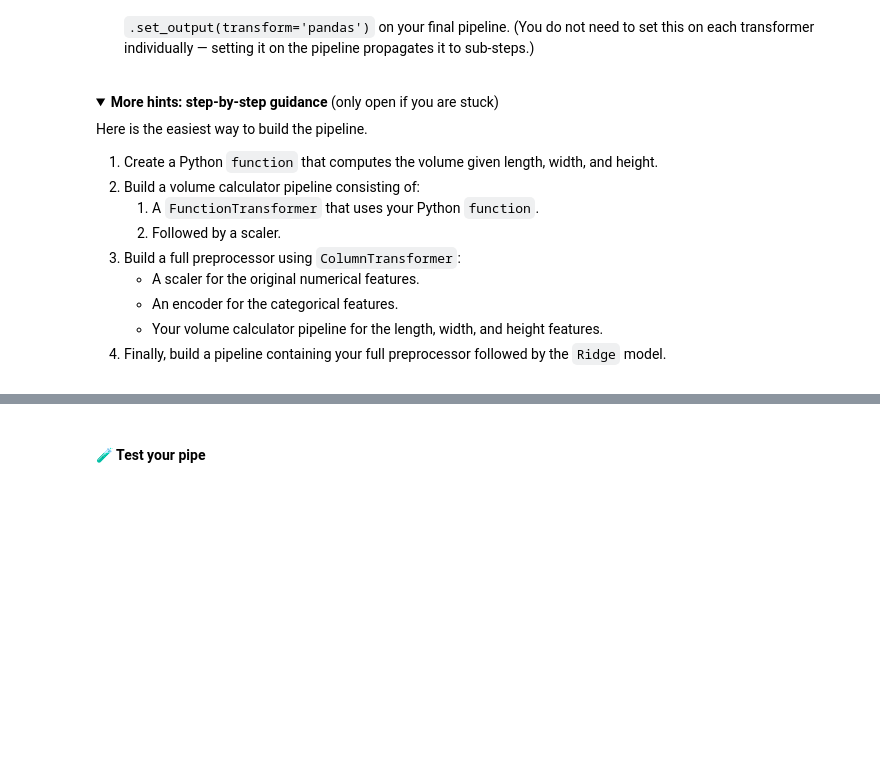
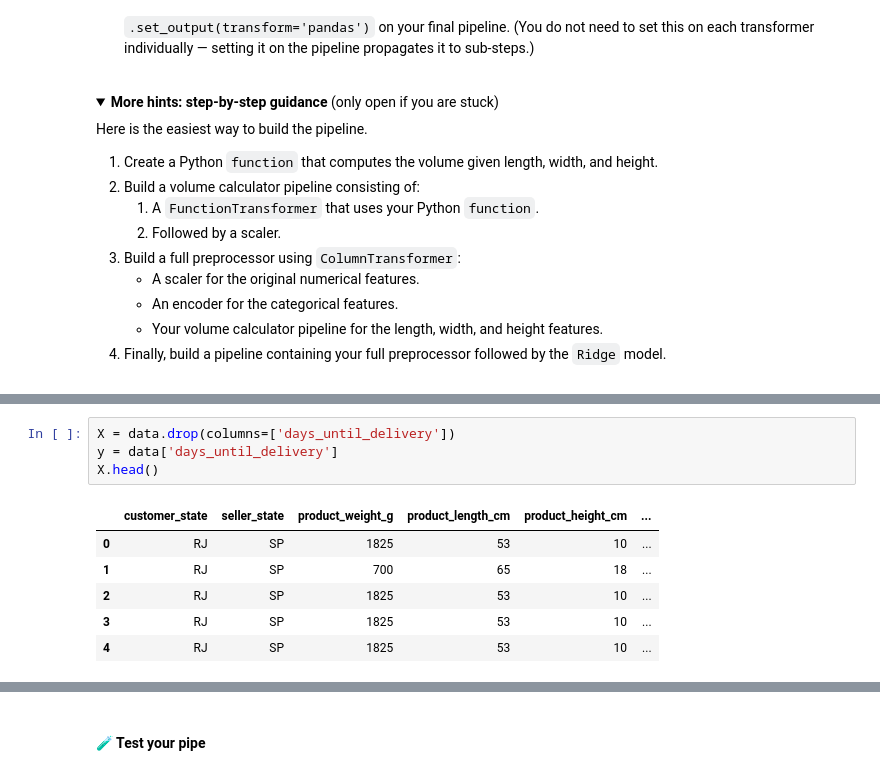
Before and after one commit to itsyeren/data-custom-transformer, a Jupyter notebook: 02-Custom-Transformer.ipynb, the cells around one changed output, grey strips where cells are left out. Drawn from its saved outputs; the diff is of its cells as text; folded sections open; blank space fills up the shorter version.

```diff
--- a/02-Custom-Transformer.ipynb
+++ b/02-Custom-Transformer.ipynb
@@ -60,0 +84,11 @@ Here is the easiest way to build the pipeline.
+# %%
+X = data.drop(columns=['days_until_delivery'])
+y = data['days_until_delivery']
+X.head()
+# %% [output]
+|  | customer_state | seller_state | product_weight_g | product_length_cm | product_height_cm | ... |
+| 0 | RJ | SP | 1825 | 53 | 10 | ... |
+| 1 | RJ | SP | 700 | 65 | 18 | ... |
+| 2 | RJ | SP | 1825 | 53 | 10 | ... |
+| 3 | RJ | SP | 1825 | 53 | 10 | ... |
+| 4 | RJ | SP | 1825 | 53 | 10 | ... |
```
Also changed, not shown: parts of 9 cells of this notebook, 1 other file.
